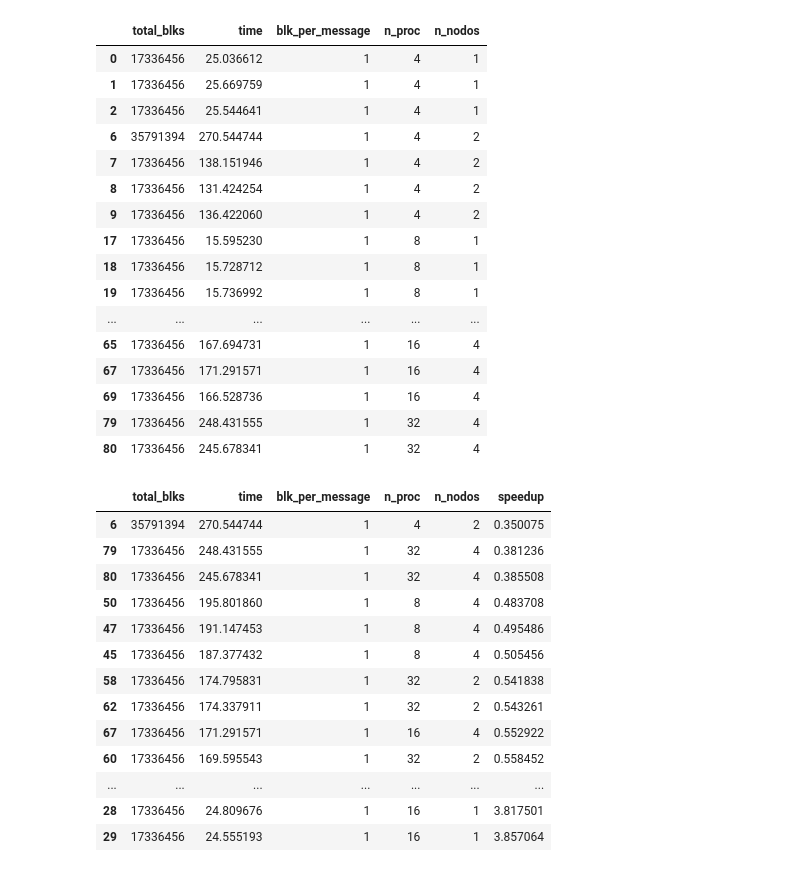
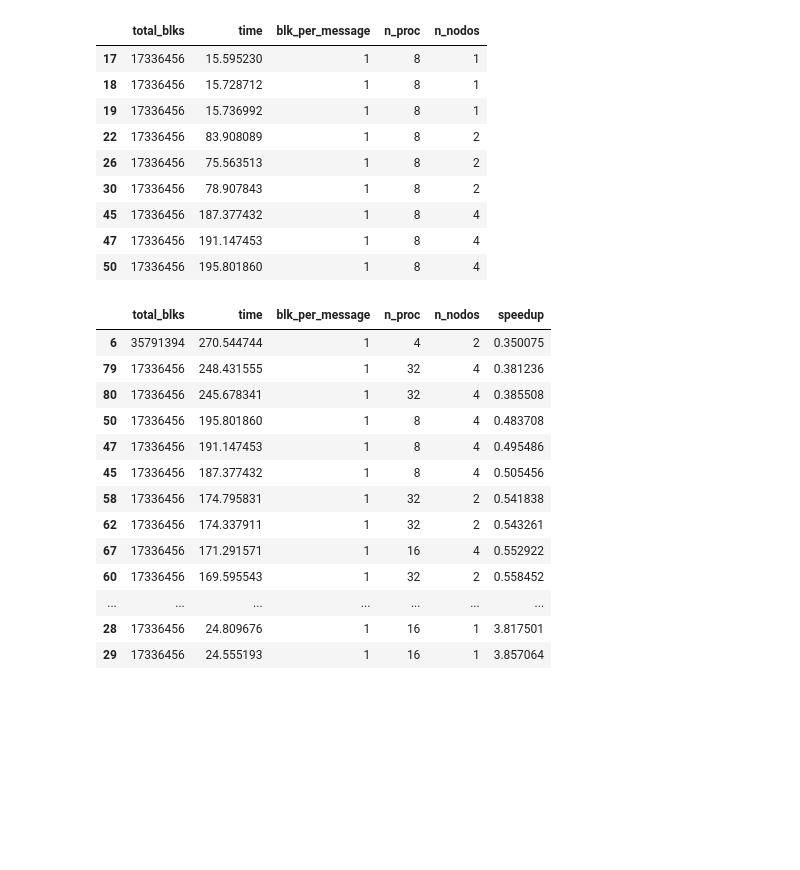
Before and after one commit to gilbertokoerbes/AES-CTRMode-OpenMP_MPI_SpeedUp, a Jupyter notebook: make_graphs.ipynb, the cells around one changed output. Cells and saved outputs as stored; diff of their text form; code cells hidden in the pictures; blank space fills up the shorter version.

```diff
--- a/make_graphs.ipynb
+++ b/make_graphs.ipynb
@@ -5,28 +5,23 @@ import numpy as np
 # %%
 data = pd.read_csv('output_results.csv', sep=';')
 # %%
+data_n2 = data[data['n_proc']==8]
 data = data[data['blk_per_message']==1]
 #data = data.groupby('n_proc')['time'].mean()
-# %%
-data
-# %% [output]
-|  | total_blks | time | blk_per_message | n_proc | n_nodos |
-| 0 | 17336456 | 25.036612 | 1 | 4 | 1 |
-| 1 | 17336456 | 25.669759 | 1 | 4 | 1 |
-| 2 | 17336456 | 25.544641 | 1 | 4 | 1 |
-| 6 | 35791394 | 270.544744 | 1 | 4 | 2 |
-| 7 | 17336456 | 138.151946 | 1 | 4 | 2 |
-| 8 | 17336456 | 131.424254 | 1 | 4 | 2 |
-| 9 | 17336456 | 136.422060 | 1 | 4 | 2 |
-| 17 | 17336456 | 15.595230 | 1 | 8 | 1 |
-| 18 | 17336456 | 15.728712 | 1 | 8 | 1 |
-| 19 | 17336456 | 15.736992 | 1 | 8 | 1 |
-| ... | ... | ... | ... | ... | ... |
-| 65 | 17336456 | 167.694731 | 1 | 16 | 4 |
-| 67 | 17336456 | 171.291571 | 1 | 16 | 4 |
-| 69 | 17336456 | 166.528736 | 1 | 16 | 4 |
-| 79 | 17336456 | 248.431555 | 1 | 32 | 4 |
-| 80 | 17336456 | 245.678341 | 1 | 32 | 4 |
+# %%
+data_n2 = data_n2[data_n2['blk_per_message']==1]
+data_n2
+# %% [output]
+|  | total_blks | time | blk_per_message | n_proc | n_nodos |
+| 17 | 17336456 | 15.595230 | 1 | 8 | 1 |
+| 18 | 17336456 | 15.728712 | 1 | 8 | 1 |
+| 19 | 17336456 | 15.736992 | 1 | 8 | 1 |
+| 22 | 17336456 | 83.908089 | 1 | 8 | 2 |
+| 26 | 17336456 | 75.563513 | 1 | 8 | 2 |
+| 30 | 17336456 | 78.907843 | 1 | 8 | 2 |
+| 45 | 17336456 | 187.377432 | 1 | 8 | 4 |
+| 47 | 17336456 | 191.147453 | 1 | 8 | 4 |
+| 50 | 17336456 | 195.801860 | 1 | 8 | 4 |
 # %%
 #data = data[data['cpu_count']<=16]
 #tempo base é a media do tempo de execucao com 1 processo só
```
Also changed, not shown: parts of 9 cells of this notebook.
